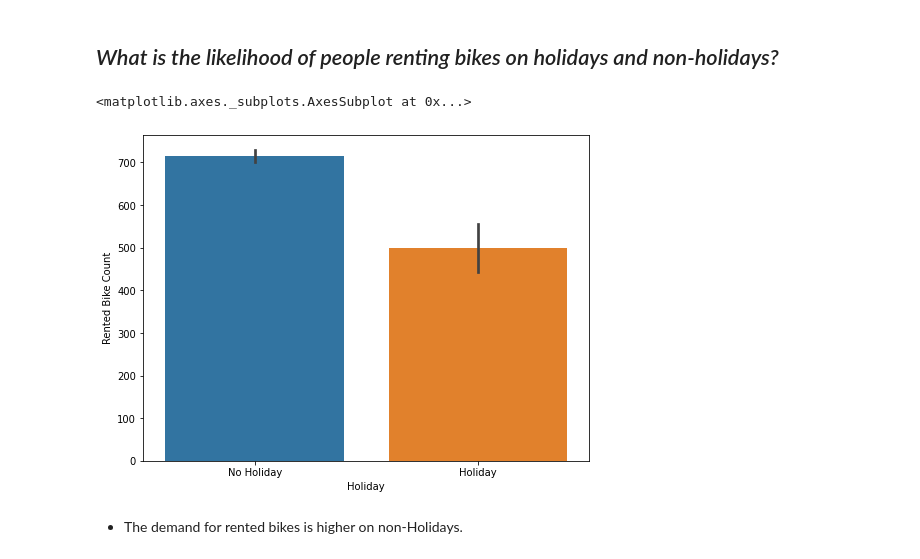
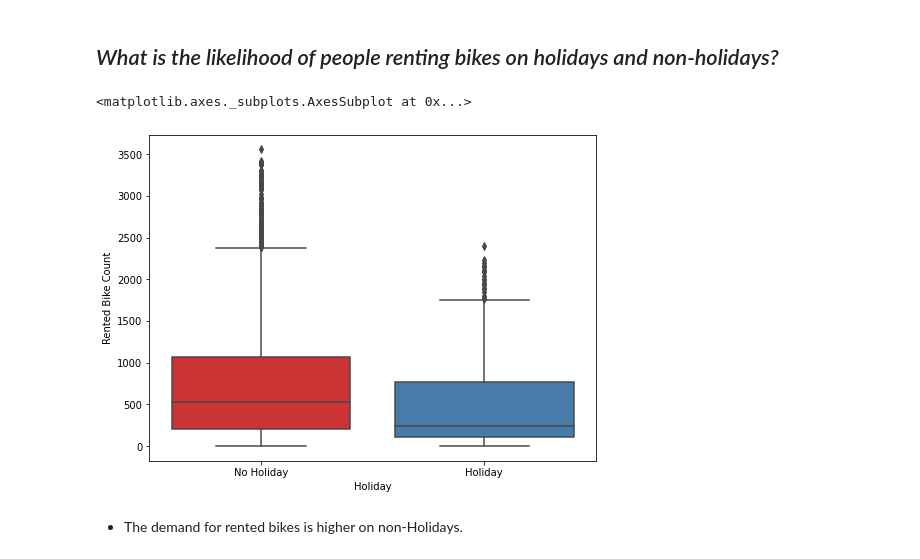
Before and after one commit to Jayjake1/BikeSharingDemand, a Jupyter notebook: ML_regression_team_notebook.ipynb, the cells around one changed output. Drawn from its saved outputs; the diff is of its cells as text; code cells hidden in the pictures.

```diff
--- a/ML_regression_team_notebook.ipynb
+++ b/ML_regression_team_notebook.ipynb
@@ -365,10 +365,10 @@ The services were not for available for 1 day in the month of April,1 day in May
 ##  *What is the likelihood of people renting bikes on holidays and non-holidays?*
 # %%
 plt.figure(figsize=(8,6))
-sns.barplot(x='Holiday',y='Rented Bike Count',data=bd_df)
+sns.boxplot(x='Holiday',y='Rented Bike Count',data=bd_df,palette='Set1')
 # %% [output]
 <matplotlib.axes._subplots.AxesSubplot at 0x...>
-[figure, old version]
+[figure, new version]
 # %% [markdown]
 * The demand for rented bikes is higher on non-Holidays.
 # %% [markdown]
```
Also changed, not shown: parts of 15 cells of this notebook.
